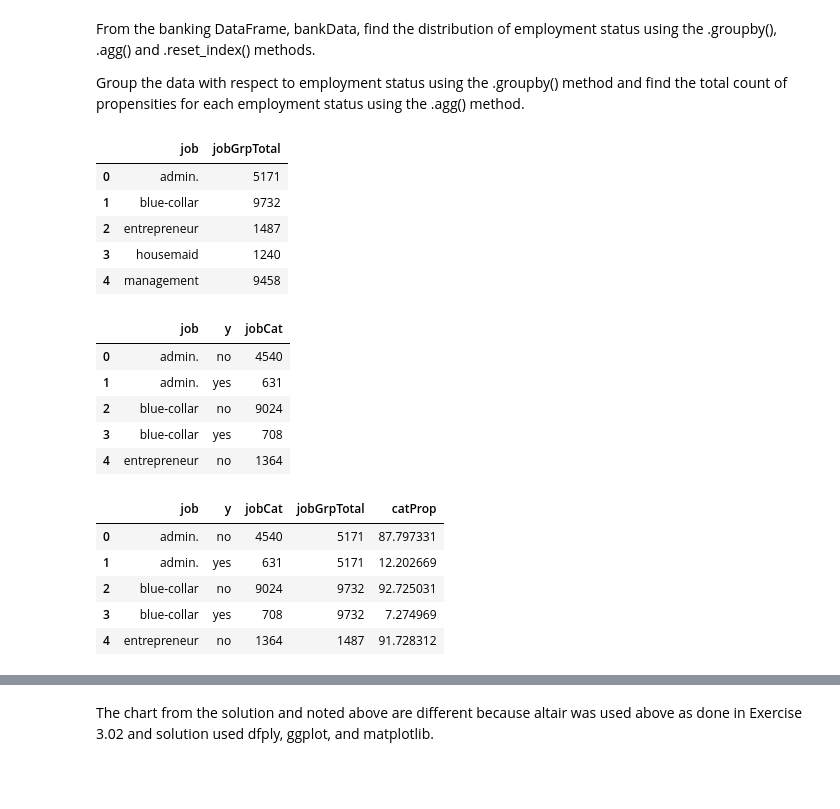
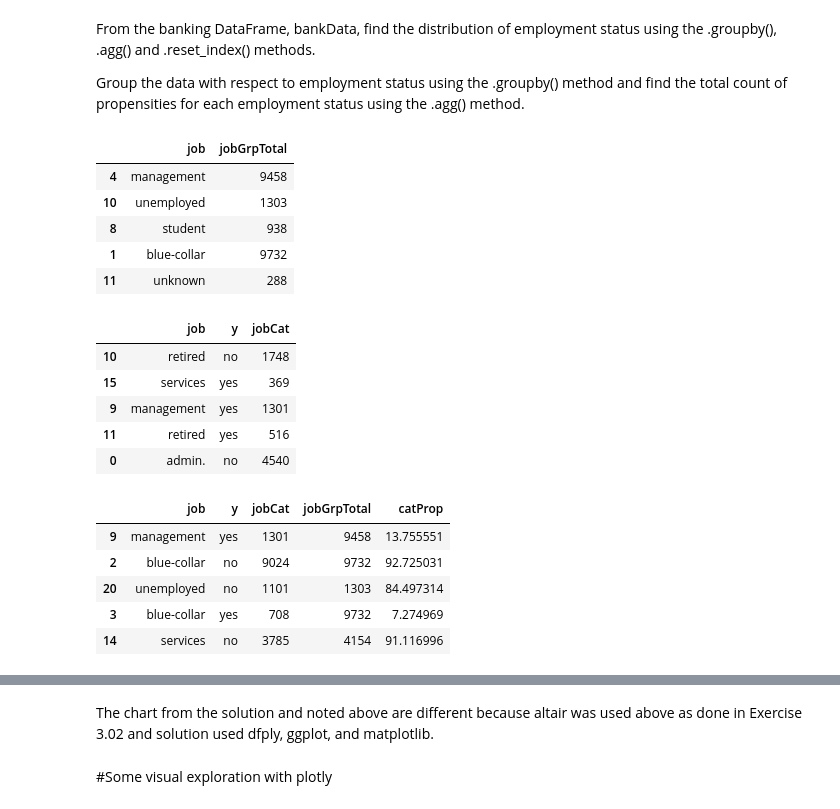
Before and after one commit to jjpal/practice_projects, a Jupyter notebook: Packt Workshops/Binary_Classification_Activity_3_01.ipynb, the cells around one changed output, grey strips where cells are left out. Cells and saved outputs as stored; diff of their text form; code cells hidden in the pictures; blank space fills up the shorter version.

```diff
--- a/Packt Workshops/Binary_Classification_Activity_3_01.ipynb
+++ b/Packt Workshops/Binary_Classification_Activity_3_01.ipynb
@@ -66,41 +80,46 @@ Group the data with respect to employment status using the .groupby() method and
 #Group the data per age using the groupby() method and find the total number of customers under each job group using the agg() method
 # Getting another perspective
 jobGrpTotal = bank_data.groupby('job')['y'].agg(jobGrpTotal='count').reset_index()
-jobGrpTotal.head()
+
+jobGrpTotal.sample(5)
 # %% [output]
 |  | job | jobGrpTotal |
-| 0 | admin. | 5171 |
+| 4 | management | 9458 |
+| 10 | unemployed | 1303 |
+| 8 | student | 938 |
 | 1 | blue-collar | 9732 |
-| 2 | entrepreneur | 1487 |
-| 3 | housemaid | 1240 |
-| 4 | management | 9458 |
+| 11 | unknown | 288 |
 # %%
 #group the data by both job and propensity of purchase and find the total counts under each category of propensity, which are yes and no
 # Getting all the details in one place
 jobProp = bank_data.groupby(['job','y'])['y'].agg(jobCat='count').reset_index()
-jobProp.head()
+
+jobProp.sample(5)
 # %% [output]
 |  | job | y | jobCat |
+| 10 | retired | no | 1748 |
+| 15 | services | yes | 369 |
+| 9 | management | yes | 1301 |
+| 11 | retired | yes | 516 |
 | 0 | admin. | no | 4540 |
-| 1 | admin. | yes | 631 |
-| 2 | blue-collar | no | 9024 |
-| 3 | blue-collar | yes | 708 |
-| 4 | entrepreneur | no | 1364 |
 # %%
 #Merge both of these DataFrames based on the job variable using the pd.merge() function,
 #and then divide each category of propensity within each job group by the total customers
 #in the respective job group to get the proportion of customers.
+
 # Merging both the data frames
-jobComb = pd.merge(jobProp, jobGrpTotal,left_on = ['job'], right_on=['job'])
+jobComb = pd.merge(jobProp, jobGrpTotal, left_on = ['job'], right_on=['job'])
+
 jobComb['catProp'] = (jobComb.jobCat/jobComb.jobGrpTotal)*100
-jobComb.head()
+
+jobComb.sample(5)
 # %% [output]
 |  | job | y | jobCat | jobGrpTotal | catProp |
-| 0 | admin. | no | 4540 | 5171 | 87.797331 |
-| 1 | admin. | yes | 631 | 5171 | 12.202669 |
+| 9 | management | yes | 1301 | 9458 | 13.755551 |
 | 2 | blue-collar | no | 9024 | 9732 | 92.725031 |
+| 20 | unemployed | no | 1101 | 1303 | 84.497314 |
 | 3 | blue-collar | yes | 708 | 9732 | 7.274969 |
-| 4 | entrepreneur | no | 1364 | 1487 | 91.728312 |
+| 14 | services | no | 3785 | 4154 | 91.116996 |
 # %%
 # Visualising the relationship using altair
 #Using columns from Datframe noted above for job, newly created column catProp, and y (yes/no)
@@ -111,3 +129,5 @@ alt.Chart(jobComb, title="Propensity of purchase by job").mark_bar().encode(alt.
 [interactive output not drawn]
 # %% [markdown]
 The chart from the solution and noted above are different because altair was used above as done in Exercise 3.02 and solution used dfply, ggplot, and matplotlib.
+# %% [markdown]
+#Some visual exploration with plotly
```
Also changed, not shown: parts of 14 cells of this notebook.
